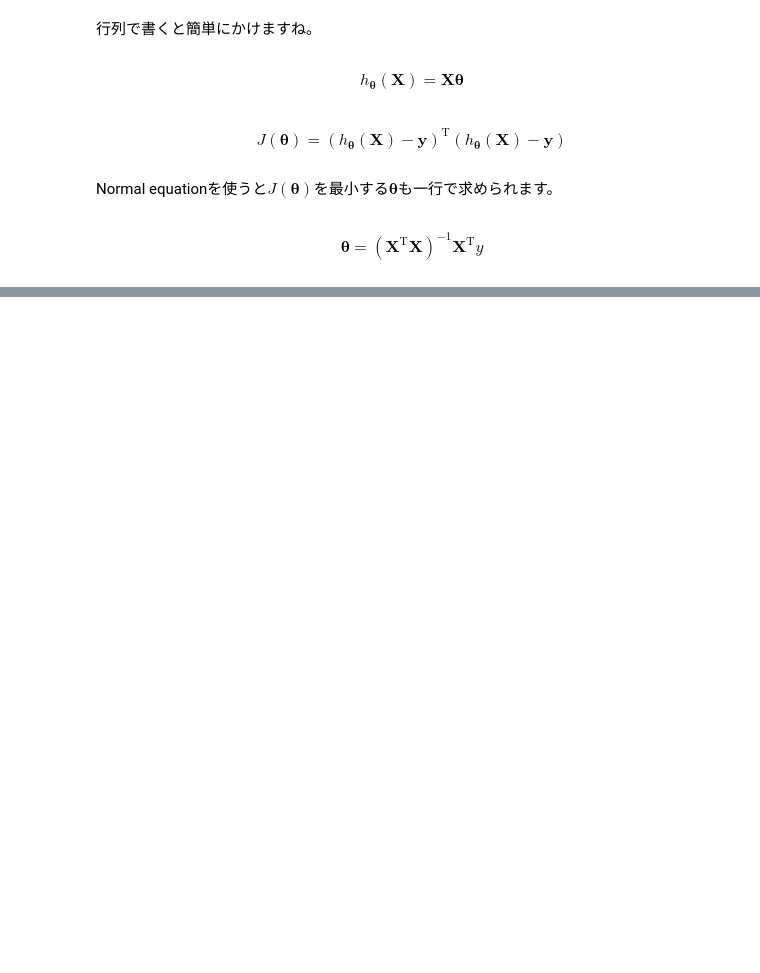
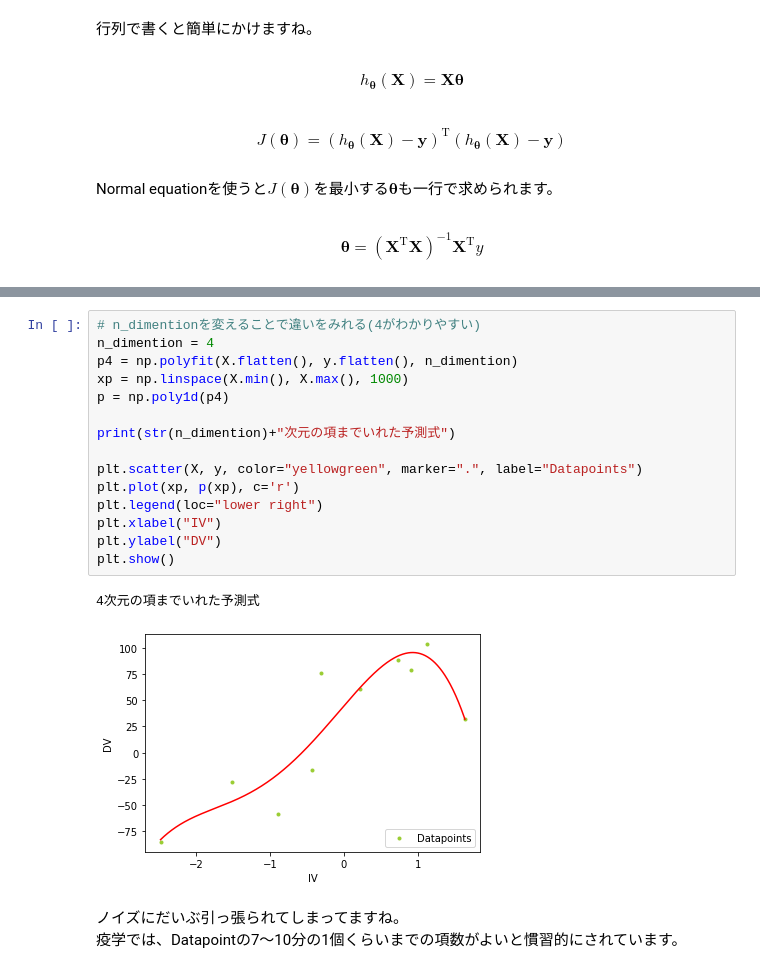
Before and after one commit to kazuki-kikunaga/2023_lecture_hitotsubashi_regression, a Jupyter notebook: Regression_lecture.ipynb, the cells around one changed output, grey strips where cells are left out. Saved outputs shown, nothing was run; the diff lists cells and outputs as text; blank space fills up the shorter version.

```diff
--- a/Regression_lecture.ipynb
+++ b/Regression_lecture.ipynb
@@ -270,0 +350,21 @@ $$
+# %%
+# n_dimentionを変えることで違いをみれる(4がわかりやすい)
+n_dimention = 4
+p4 = np.polyfit(X.flatten(), y.flatten(), n_dimention)
+xp = np.linspace(X.min(), X.max(), 1000)
+p = np.poly1d(p4)
+
+print(str(n_dimention)+"次元の項までいれた予測式")
+
+plt.scatter(X, y, color="yellowgreen", marker=".", label="Datapoints")
+plt.plot(xp, p(xp), c='r')
+plt.legend(loc="lower right")
+plt.xlabel("IV")
+plt.ylabel("DV")
+plt.show()
+# %% [output]
+4次元の項までいれた予測式
+[figure, added]
+# %% [markdown]
+ノイズにだいぶ引っ張られてしまってますね。
+疫学では、Datapointの7〜10分の1個くらいまでの項数がよいと慣習的にされています。
```
Also changed, not shown: parts of 18 cells of this notebook.
